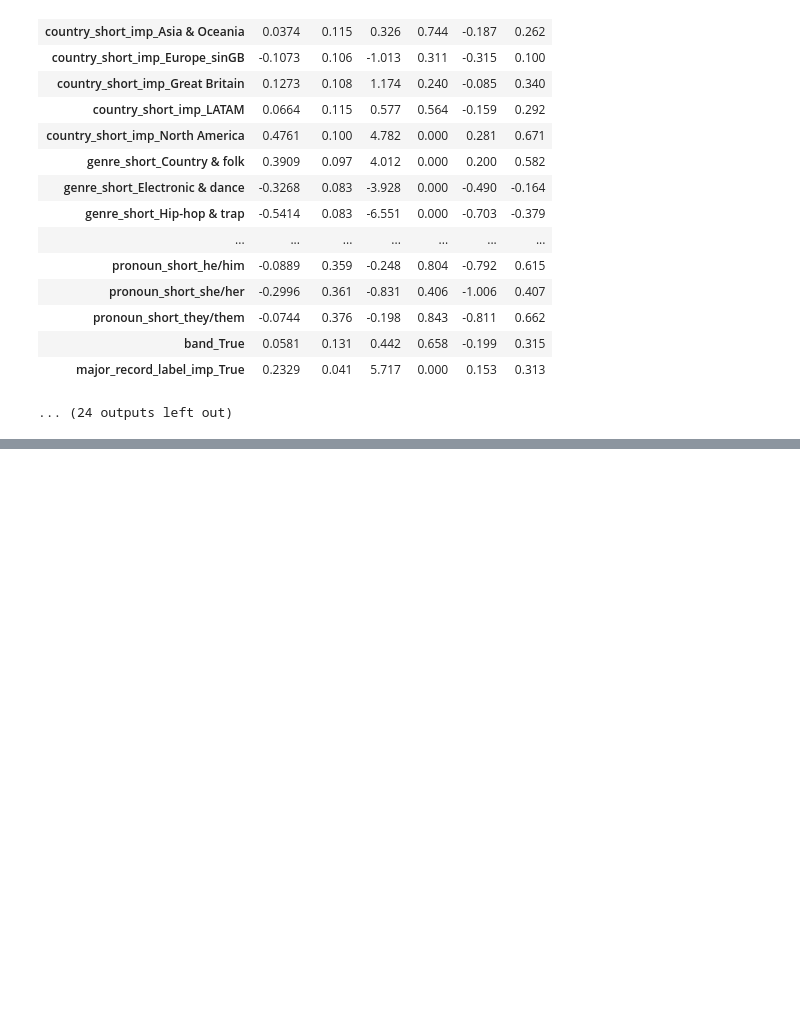
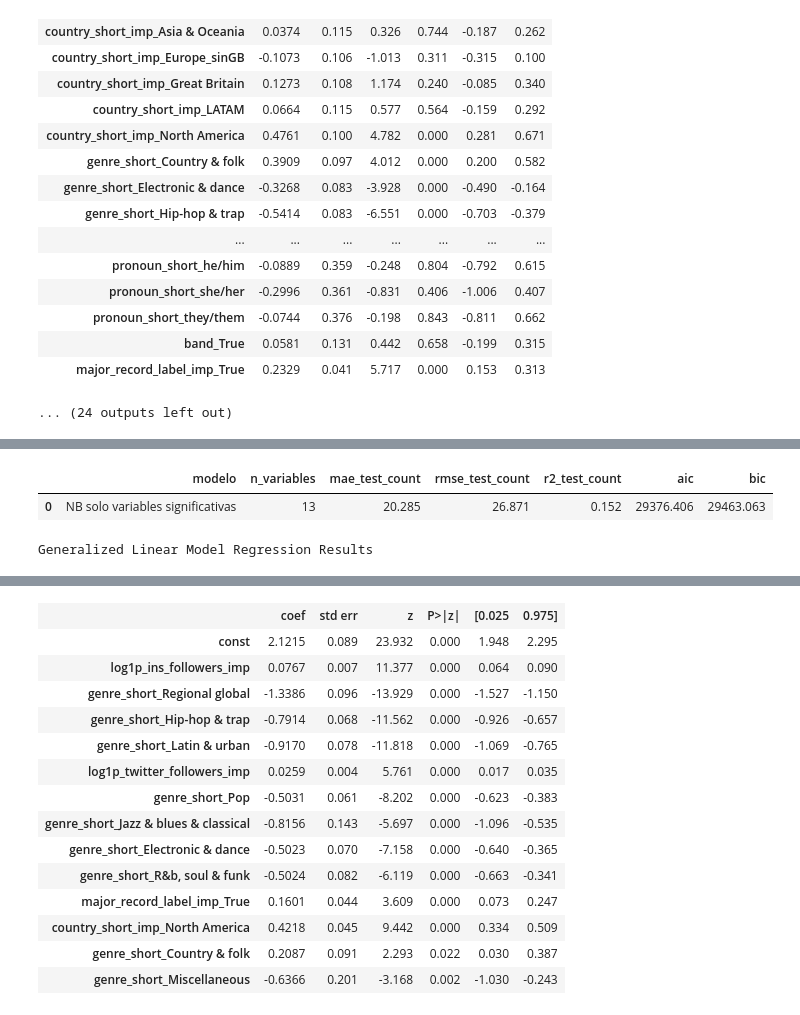
Before and after one commit to SilvanaBContreras/come_together_industria_de_la_musica, a Jupyter notebook: chartmetric_regresion_lineal_con_binomial_negativa.ipynb, the cells around one changed output, grey strips where cells are left out. Saved outputs shown, nothing was run; the diff lists cells and outputs as text; code cells hidden in the pictures; blank space fills up the shorter version.

```diff
--- a/chartmetric_regresion_lineal_con_binomial_negativa.ipynb
+++ b/chartmetric_regresion_lineal_con_binomial_negativa.ipynb
@@ -3504,0 +4010,62 @@ Generalized Linear Model Regression Results
+# %%
+# ============================================================
+# Análisis de sensibilidad con variables significativas
+# No reemplaza al modelo conceptual principal
+# ============================================================
+
+variables_significativas_sensibilidad = (
+    tabla_significancia_finalistas
+    .query(
+        "familia_modelo == 'binomial_negativa_glm' "
+        "and etapa == 'conteo_crudo' "
+        "and significativa_005 == True "
+        "and variable != 'const'"
+    )["variable"]
+    .tolist()
+)
+
+variables_significativas_sensibilidad = [
+    variable for variable in variables_significativas_sensibilidad
+    if variable in X_train_nb_finalista.columns
+]
+
+X_train_nb_sensibilidad = X_train_nb_finalista[
+    ["const"] + variables_significativas_sensibilidad
+].copy()
+
+X_test_nb_sensibilidad = X_test_nb_finalista.reindex(
+    columns=X_train_nb_sensibilidad.columns,
+    fill_value=0
+)
+
+modelo_nb_sensibilidad = sm.GLM(
+    y_train_count,
+    X_train_nb_sensibilidad,
+    family=sm.families.NegativeBinomial(alpha=alpha_nb_global)
+).fit()
+
+pred_nb_sensibilidad = modelo_nb_sensibilidad.predict(X_test_nb_sensibilidad)
+
+metricas_nb_sensibilidad = calcular_metricas_conteo(
+    y_test_count,
+    pred_nb_sensibilidad
+)
+
+tabla_sensibilidad_significativas = pd.DataFrame([
+    {
+        "modelo": "NB solo variables significativas",
+        "n_variables": len(variables_significativas_sensibilidad),
+        "mae_test_count": metricas_nb_sensibilidad["mae_count"],
+        "rmse_test_count": metricas_nb_sensibilidad["rmse_count"],
+        "r2_test_count": metricas_nb_sensibilidad["r2_count"],
+        "aic": modelo_nb_sensibilidad.aic,
+        "bic": modelo_nb_sensibilidad.bic_llf
+    }
+])
+
+display(tabla_sensibilidad_significativas.round(3))
+display(modelo_nb_sensibilidad.summary())
+# %% [output]
+|  | modelo | n_variables | mae_test_count | rmse_test_count | r2_test_count | aic | bic |
+| 0 | NB solo variables significativas | 13 | 20.285 | 26.871 | 0.152 | 29376.406 | 29463.063 |
+Generalized Linear Model Regression Results
@@ -3504,0 +4081,15 @@ Generalized Linear Model Regression Results
+|  | coef | std err | z | P>|z| | [0.025 | 0.975] |
+| const | 2.1215 | 0.089 | 23.932 | 0.000 | 1.948 | 2.295 |
+| log1p_ins_followers_imp | 0.0767 | 0.007 | 11.377 | 0.000 | 0.064 | 0.090 |
+| genre_short_Regional global | -1.3386 | 0.096 | -13.929 | 0.000 | -1.527 | -1.150 |
+| genre_short_Hip-hop & trap | -0.7914 | 0.068 | -11.562 | 0.000 | -0.926 | -0.657 |
+| genre_short_Latin & urban | -0.9170 | 0.078 | -11.818 | 0.000 | -1.069 | -0.765 |
+| log1p_twitter_followers_imp | 0.0259 | 0.004 | 5.761 | 0.000 | 0.017 | 0.035 |
+| genre_short_Pop | -0.5031 | 0.061 | -8.202 | 0.000 | -0.623 | -0.383 |
+| genre_short_Jazz & blues & classical | -0.8156 | 0.143 | -5.697 | 0.000 | -1.096 | -0.535 |
+| genre_short_Electronic & dance | -0.5023 | 0.070 | -7.158 | 0.000 | -0.640 | -0.365 |
+| genre_short_R&b, soul & funk | -0.5024 | 0.082 | -6.119 | 0.000 | -0.663 | -0.341 |
+| major_record_label_imp_True | 0.1601 | 0.044 | 3.609 | 0.000 | 0.073 | 0.247 |
+| country_short_imp_North America | 0.4218 | 0.045 | 9.442 | 0.000 | 0.334 | 0.509 |
+| genre_short_Country & folk | 0.2087 | 0.091 | 2.293 | 0.022 | 0.030 | 0.387 |
+| genre_short_Miscellaneous | -0.6366 | 0.201 | -3.168 | 0.002 | -1.030 | -0.243 |
```
Also changed, not shown: parts of 8 cells of this notebook, 9 other files.
